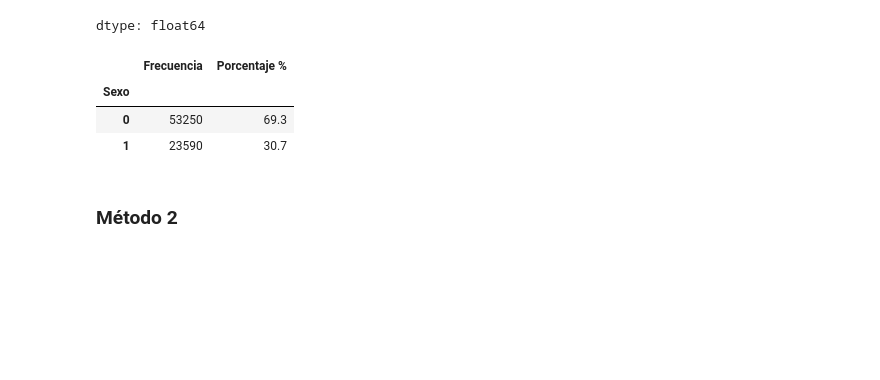
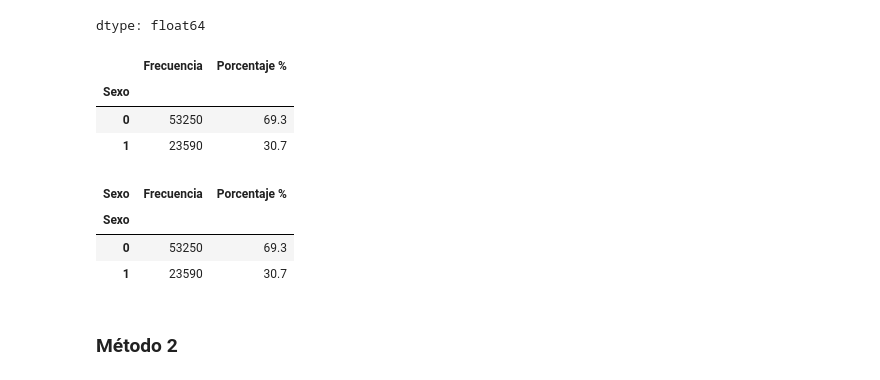
Before and after one commit to BrunoDkno368/Cancelacion, a Jupyter notebook: Curso_de_Estadística_con_Python_1.ipynb, the cells around one changed output. Saved outputs shown, nothing was run; the diff lists cells and outputs as text; code cells hidden in the pictures; blank space fills up the shorter version.

```diff
--- a/Curso_de_Estadística_con_Python_1.ipynb
+++ b/Curso_de_Estadística_con_Python_1.ipynb
@@ -254,6 +254,15 @@ distrib_frec_cualitativa
 | Sexo |  |  |
 | 0 | 53250 | 69.3 |
 | 1 | 23590 | 30.7 |
+# %%
+distrib_frec_cualitativa.rename_axis('Sexo', axis='columns', inplace=True)
+# %%
+distrib_frec_cualitativa.rename(index={0})
+# %% [output]
+| Sexo | Frecuencia | Porcentaje % |
+| Sexo |  |  |
+| 0 | 53250 | 69.3 |
+| 1 | 23590 | 30.7 |
 # %% [markdown]
 ### Método 2
 # %% [markdown]
```
